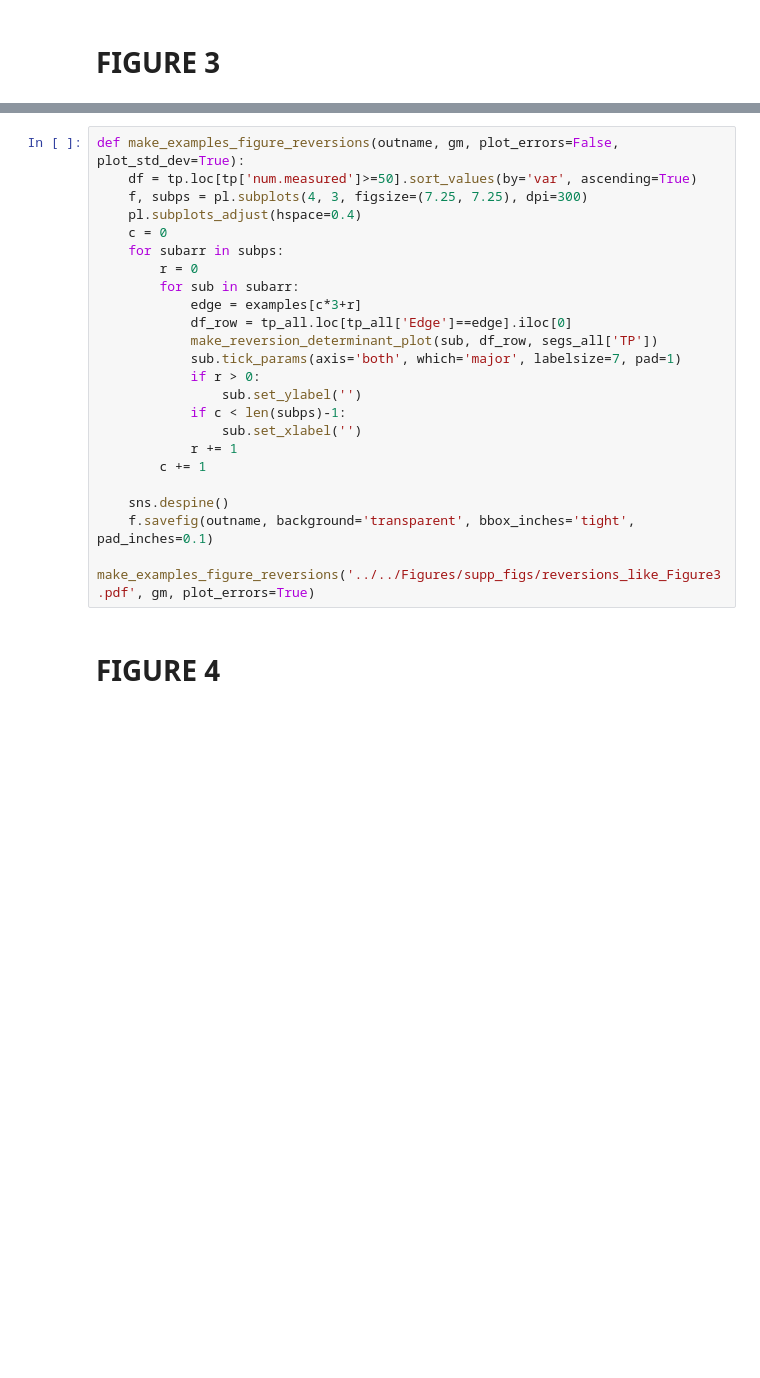
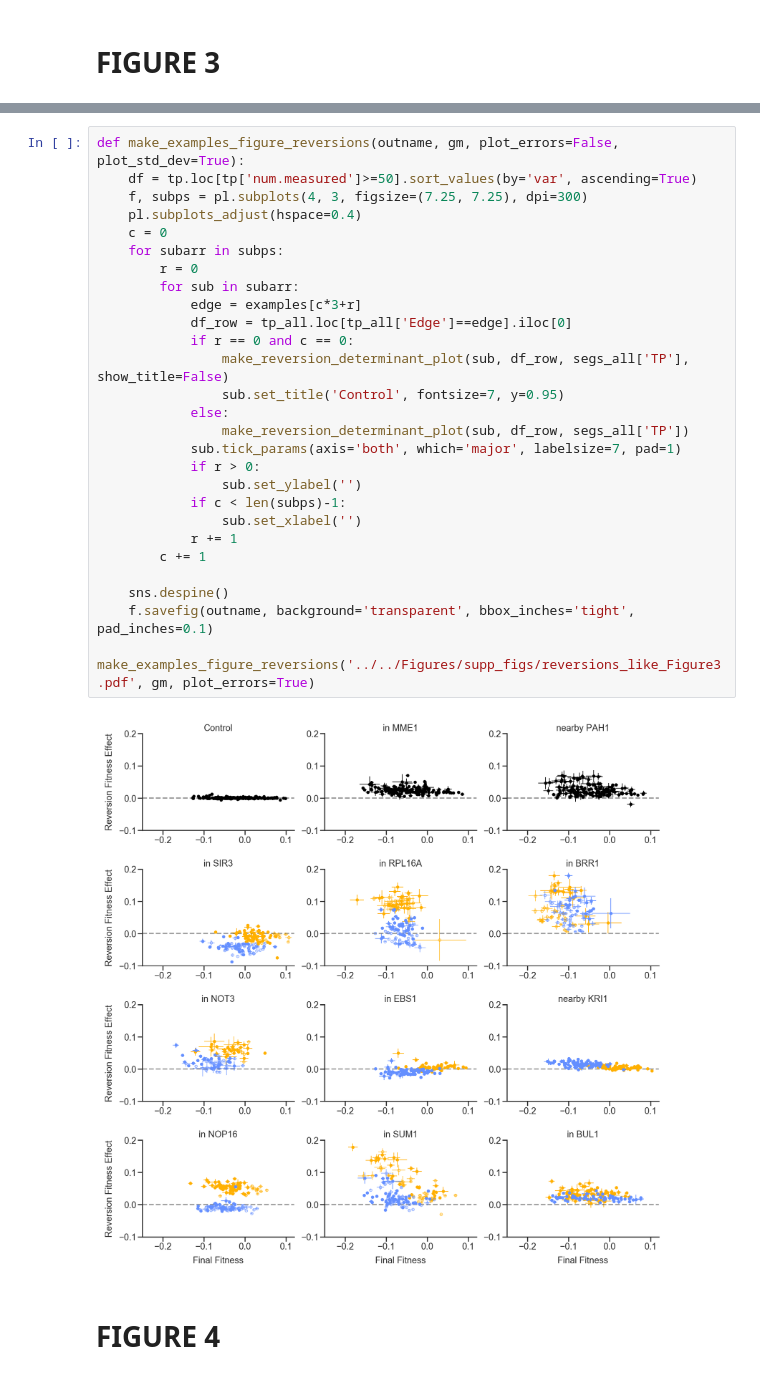
Before and after one commit to mjohnson11/TnSeq_Pipeline, a Jupyter notebook: scripts/TNSEQ_PLOTTING.ipynb, the cells around one changed output, grey strips where cells are left out. Saved outputs shown, nothing was run; the diff lists cells and outputs as text; blank space fills up the shorter version.

```diff
--- a/scripts/TNSEQ_PLOTTING.ipynb
+++ b/scripts/TNSEQ_PLOTTING.ipynb
@@ -480,27 +525,33 @@ make_examples_figure3('../../Figures/Figure3.pdf', gm, plot_errors=True)
 # %%
 def make_examples_figure_reversions(outname, gm, plot_errors=False, plot_std_dev=True):
     df = tp.loc[tp['num.measured']>=50].sort_values(by='var', ascending=True)
     f, subps = pl.subplots(4, 3, figsize=(7.25, 7.25), dpi=300)
     pl.subplots_adjust(hspace=0.4)
     c = 0
     for subarr in subps:
         r = 0
         for sub in subarr:
             edge = examples[c*3+r]
             df_row = tp_all.loc[tp_all['Edge']==edge].iloc[0]
-            make_reversion_determinant_plot(sub, df_row, segs_all['TP'])
+            if r == 0 and c == 0:
+                make_reversion_determinant_plot(sub, df_row, segs_all['TP'], show_title=False)
+                sub.set_title('Control', fontsize=7, y=0.95)
+            else:
+                make_reversion_determinant_plot(sub, df_row, segs_all['TP'])
             sub.tick_params(axis='both', which='major', labelsize=7, pad=1)
             if r > 0:
                 sub.set_ylabel('')
             if c < len(subps)-1:
                 sub.set_xlabel('')
             r += 1
         c += 1
 
     sns.despine()
     f.savefig(outname, background='transparent', bbox_inches='tight', pad_inches=0.1)
 
 make_examples_figure_reversions('../../Figures/supp_figs/reversions_like_Figure3.pdf', gm, plot_errors=True)
+# %% [output]
+[figure, added]
 # %% [markdown]
 # FIGURE 4
 # %%
```
Also changed, not shown: parts of 28 cells of this notebook.
